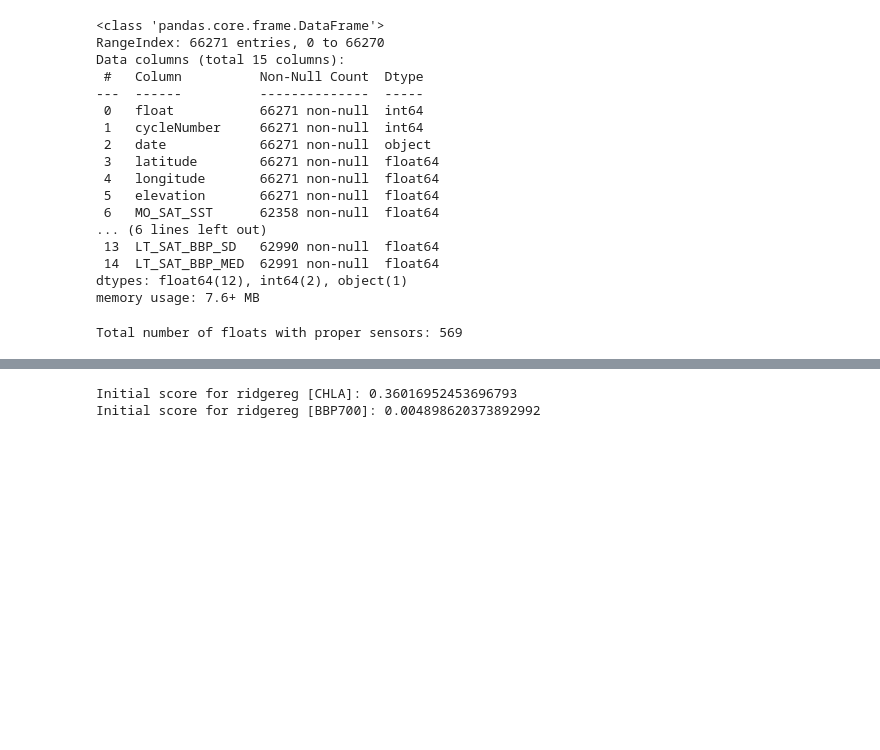
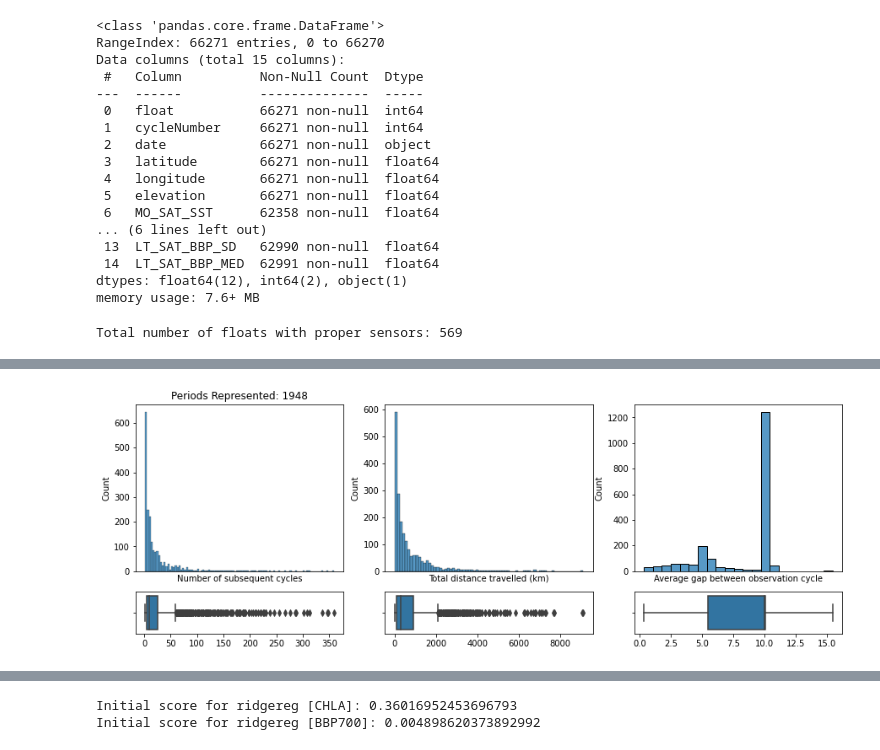
Before and after one commit to gnyirjesy/ocean-depth-characterization, a Jupyter notebook: EDA/eda_bh.ipynb, the cells around one changed output, grey strips where cells are left out. Saved outputs shown, nothing was run; the diff lists cells and outputs as text; code cells hidden in the pictures; blank space fills up the shorter version.

```diff
--- a/EDA/eda_bh.ipynb
+++ b/EDA/eda_bh.ipynb
@@ -116,0 +184,30 @@ df = sat_df.merge(sunlit_profiles, on=['float', 'cycleNumber']).drop(['LT_SAT_SS
+# %%
+periods = np.unique(df.period)
+summary_data = [gather_period_observations(df[df.period == p].reset_index()) for p in periods]
+summary_df = pd.DataFrame(summary_data)
+# %%
+fig, ax = plt.subplots(2, 3, figsize=(15, 5), gridspec_kw={"height_ratios": (.8, .2)})
+
+ax[0, 0].set_title(f'Periods Represented: {summary_df.shape[0]}')
+
+sns.histplot(data=summary_df, x='num_cycles', ax=ax[0, 0])
+sns.boxplot(data=summary_df, x='num_cycles', ax=ax[1, 0])
+ax[1, 0].set_xlabel('')
+ax[0, 0].tick_params(bottom=False, labelbottom=False)
+ax[0, 0].set_xlabel('Number of subsequent cycles')
+
+sns.histplot(data=summary_df, x='total_dist_km', ax=ax[0, 1])
+sns.boxplot(data=summary_df, x='total_dist_km', ax=ax[1, 1])
+ax[1, 1].set_xlabel('')
+ax[0, 1].tick_params(bottom=False, labelbottom=False)
+ax[0, 1].set_xlabel('Total distance travelled (km)')
+
+sns.histplot(data=summary_df, x='avg_obsv_gap_days', ax=ax[0, 2])
+sns.boxplot(data=summary_df, x='avg_obsv_gap_days', ax=ax[1, 2])
+ax[1, 2].set_xlabel('')
+ax[0, 2].tick_params(bottom=False, labelbottom=False)
+ax[0, 2].set_xlabel('Average gap between observation cycle')
+
+plt.show()
+# %% [output]
+[figure, added]
```
Also changed, not shown: parts of 22 cells of this notebook, 5 other files.
